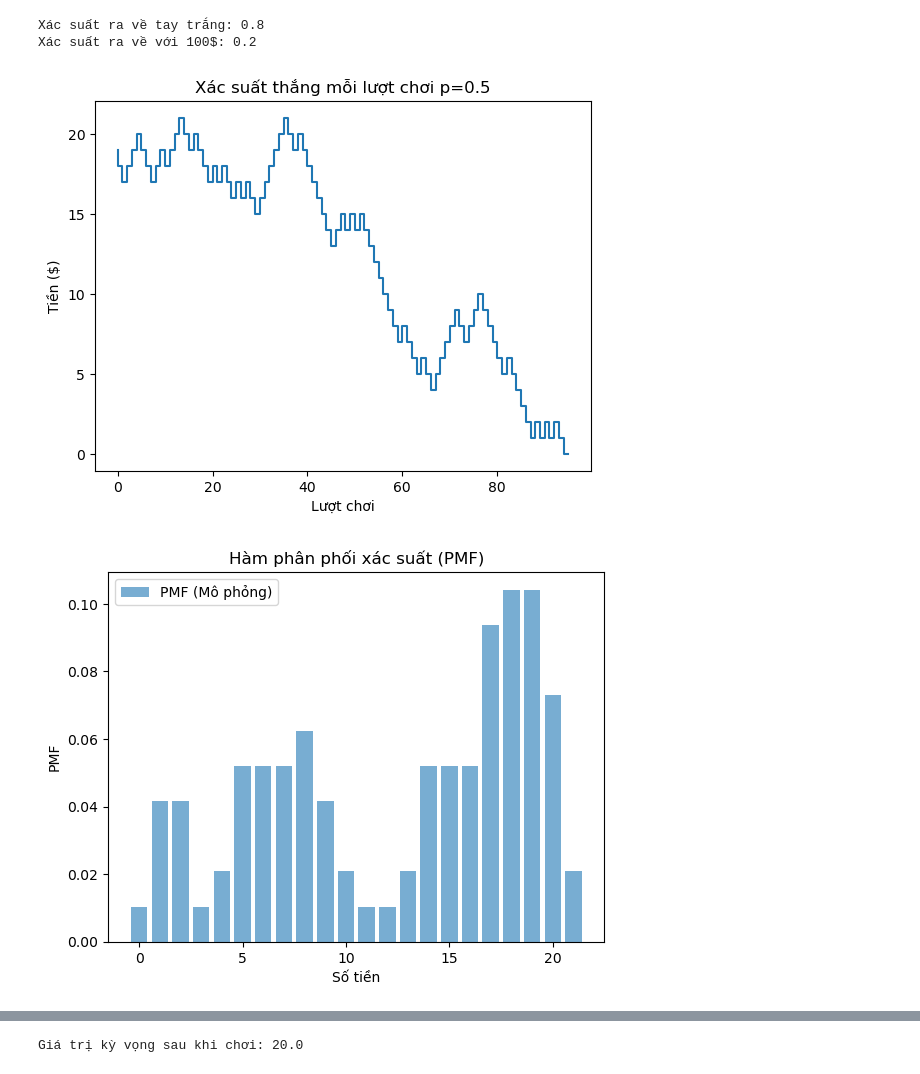
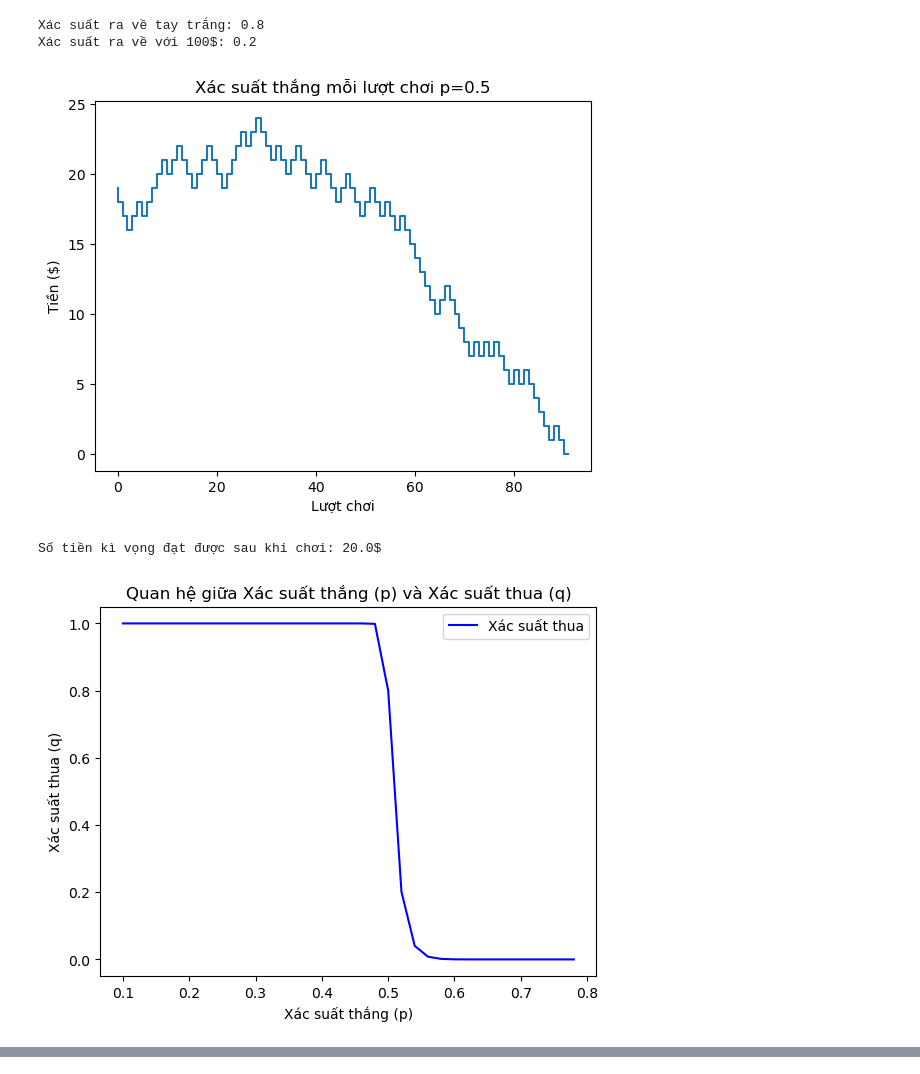
Before and after one commit to BAOTIN2004/reinforcement_learning, a Jupyter notebook: homework_2.ipynb, the cells around one changed output, grey strips where cells are left out. Saved outputs shown, nothing was run; the diff lists cells and outputs as text; code cells hidden in the pictures.

```diff
--- a/homework_2.ipynb
+++ b/homework_2.ipynb
@@ -58,65 +58,46 @@ class PlayCards:
             b.append(prob_lose)
         return a,b
 
-    def pmf_cdf(self):
-        # PMF và CDF từ kết quả mô phỏng
-        values, counts = np.unique(self.result, return_counts=True)
-        pmf = counts / len(self.result)
-        cdf = np.cumsum(pmf)
 
-        # Vẽ PMF
-        plt.bar(values, pmf, alpha=0.6, label='PMF (Mô phỏng)')
-        plt.xlabel('Số tiền')
-        plt.ylabel('PMF')
-        plt.title('Hàm phân phối xác suất (PMF)')
-        plt.legend()
-        plt.show()
-
-        # Vẽ CDF
-        plt.step(values, cdf, label='CDF (Mô phỏng)', where='mid')
-        plt.xlabel('Số tiền')
-        plt.ylabel('CDF')
-        plt.title('Hàm phân phối tích lũy (CDF)')
-        plt.legend()
-        plt.show()
 
     def expected_value(self):
         # E[luot choi] = 1*p - (1-p)= 2p-1
         expected_value = self.money + (2 * self.p - 1) * len(self.result)
-        print(f"Giá trị kỳ vọng sau khi chơi: {expected_value}")
+        print(f"Số tiền kì vọng đạt được sau khi chơi: {expected_value}$")
 
 
 
 
 # xác suất thắng mỗi lượt chơi
 p=0.5
 # tiền vốn ban đầu
 i=20
 # Số lượt chơi đã đề ra trước
 T=1000
 # Mục tiêu
 target=100
 p_1 = PlayCards(p,i,T,target)
 
 print( f"Xác suất ra về tay trắng: {round(p_1.probability_go_broke(),3)}")
 print(f"Xác suất ra về với {target}$: {round(p_1.probability_reach_N(),3)}")
 p_1.plot()
 
-p_1.pmf_cdf()
+
 p,q=p_1.lose()
 
 # ki vong
 p_1.expected_value()
 
 plt.plot(p, q, label='Xác suất thua', color='blue')
 
 plt.xlabel('Xác suất thắng (p)')
 plt.ylabel('Xác suất thua (q)')
 plt.title('Quan hệ giữa Xác suất thắng (p) và Xác suất thua (q)')
 plt.legend()
 plt.show()
 # %% [output]
 Xác suất ra về tay trắng: 0.8
 Xác suất ra về với 100$: 0.2
-[figure, old version]
+[figure, new version]
+Số tiền kì vọng đạt được sau khi chơi: 20.0$
-[figure, old version]
+[figure, new version]
@@ -124 +103,0 @@ Xác suất ra về với 100$: 0.2
-Giá trị kỳ vọng sau khi chơi: 20.0
```
Also changed, not shown: parts of 1 cell of this notebook.
